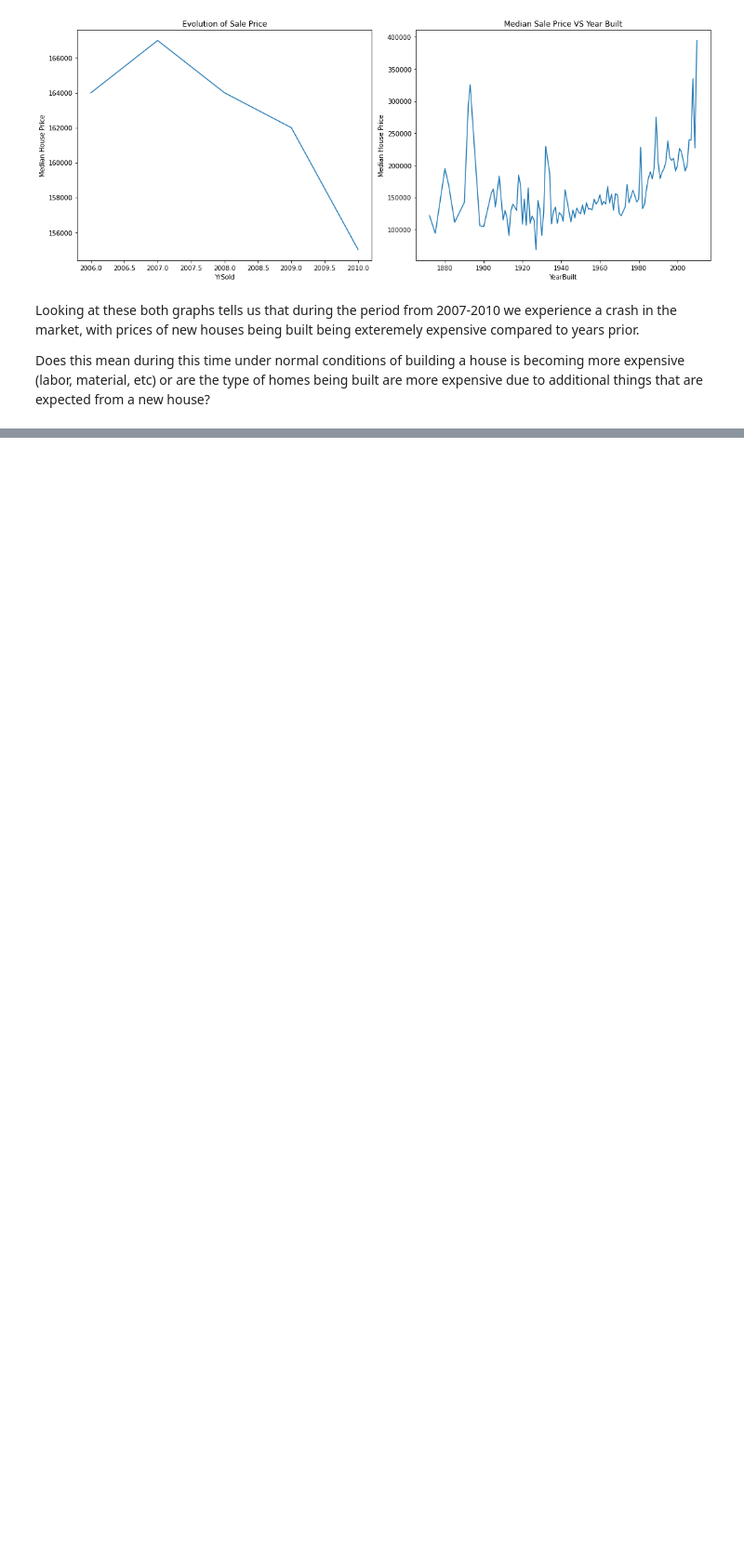
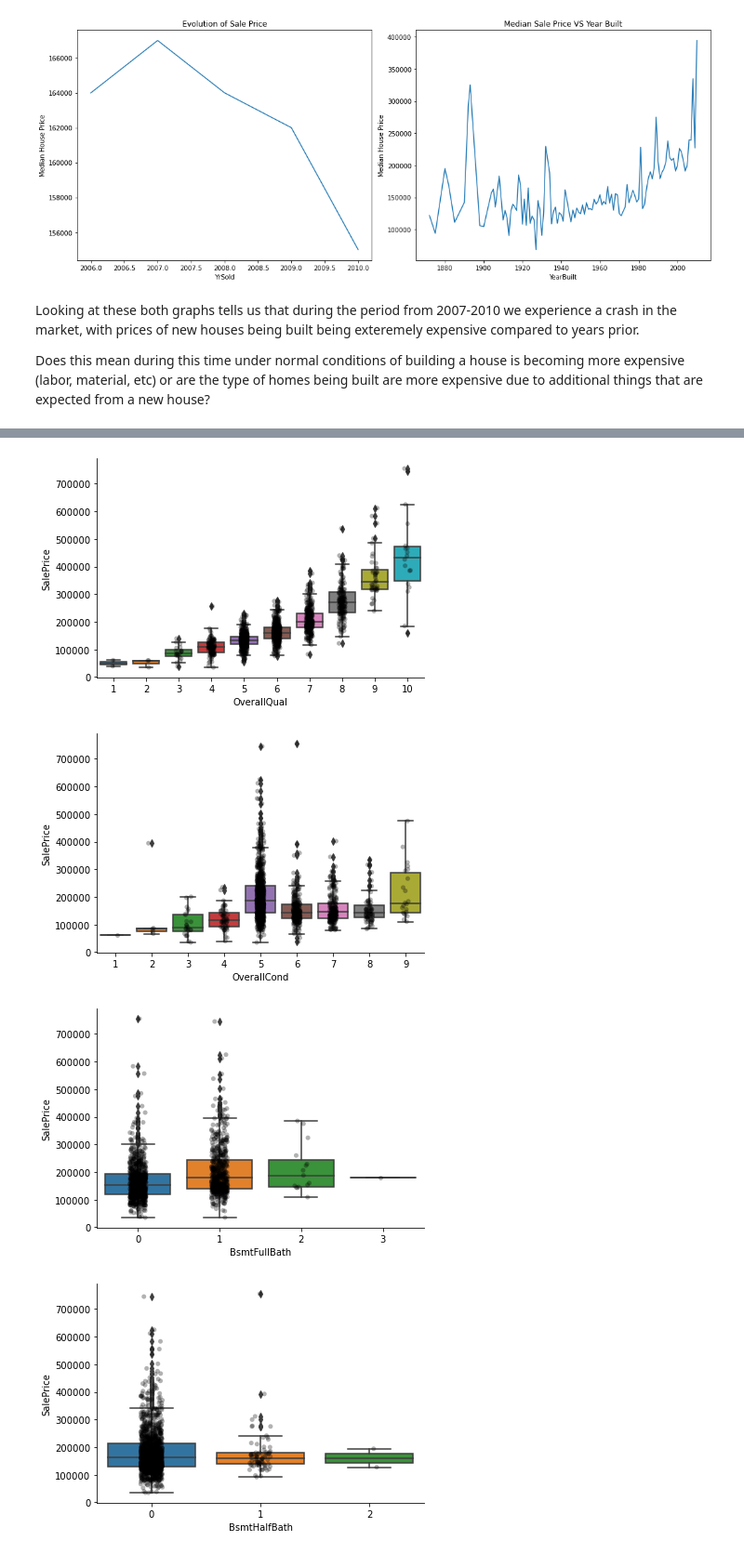
Before and after one commit to Eric-G-Romano/Housing_Price_Prediction_Model, a Jupyter notebook: Research_and_Development/01_HPPM_data_analysis.ipynb, the cells around one changed output, grey strips where cells are left out. Shown at 93% size. Cells and saved outputs as stored; diff of their text form; code cells hidden in the pictures; blank space fills up the shorter version.

```diff
--- a/Research_and_Development/01_HPPM_data_analysis.ipynb
+++ b/Research_and_Development/01_HPPM_data_analysis.ipynb
@@ -365,0 +427,12 @@ Does this mean during this time under normal conditions of building a house is b
+# %%
+for var in discrete_vars:
+    # make boxplot with catplot
+    sns.catplot(x=var, y='SalePrice', data=data, kind='box', height=4, aspect=1.5)
+    # add data points to boxplot with stripplot
+    sns.stripplot(x=var, y='SalePrice', data=data, jitter=0.1, alpha=0.3, color='k')
+    plt.show()
+# %% [output]
+[figure, added]
+[figure, added]
+[figure, added]
+[figure, added]
```
Also changed, not shown: parts of 8 cells of this notebook.
